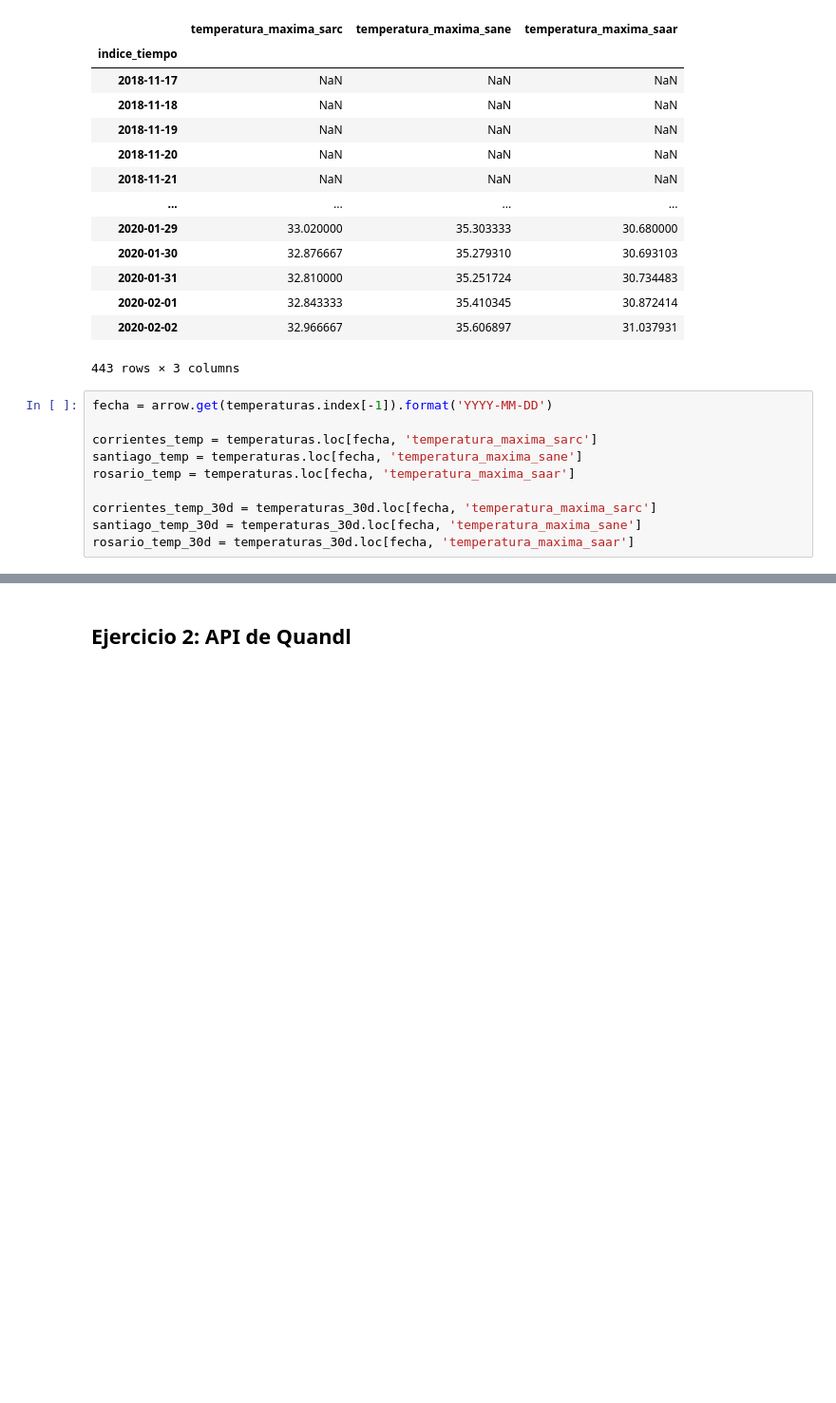
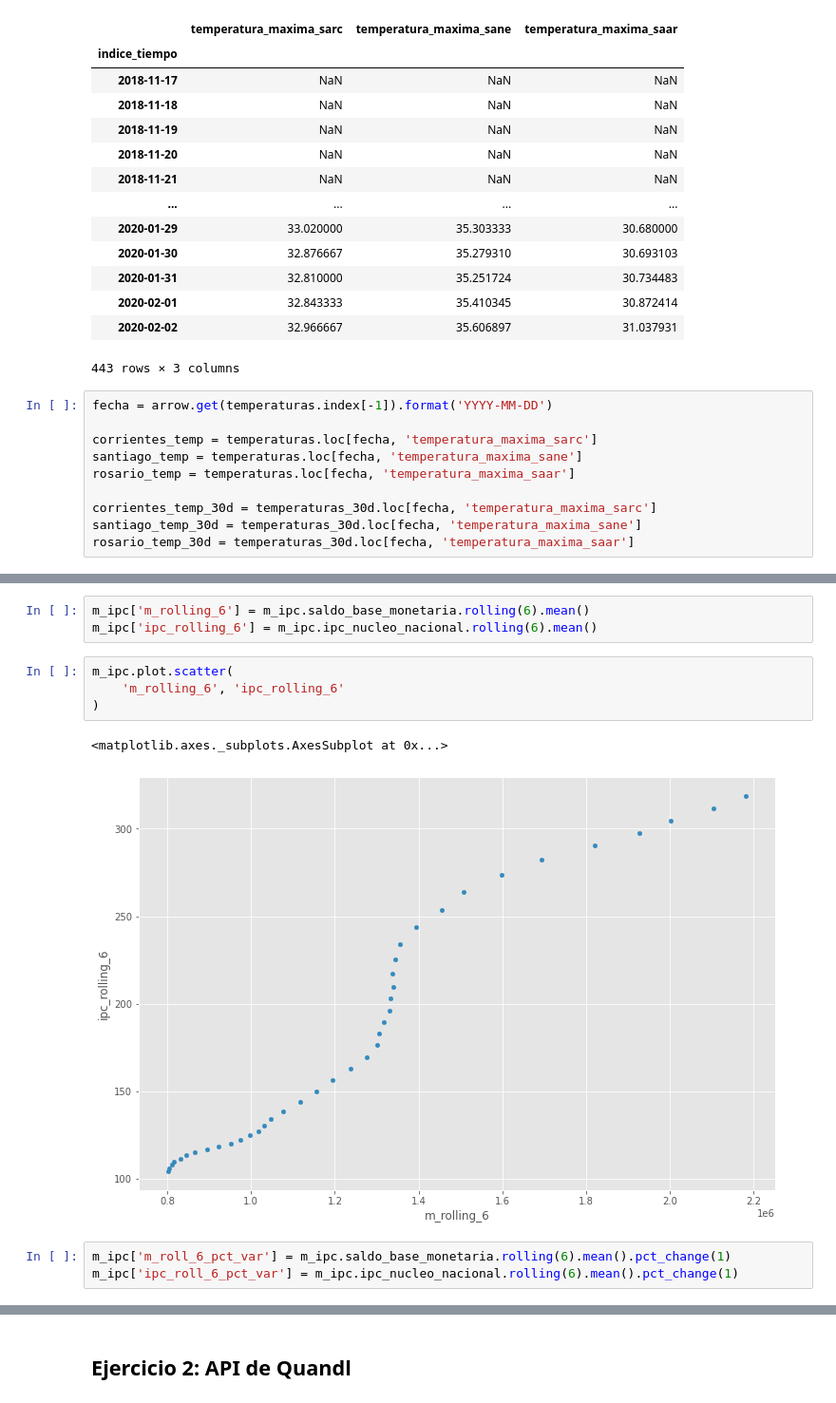
Before and after one commit to institutohumai/cursos-python, a Jupyter notebook: APIs/2_APIs_Series_Tiempo/clase-2-ejercicios-resueltos.ipynb, the cells around one changed output, grey strips where cells are left out. Shown at 95% size. Drawn from its saved outputs; the diff is of its cells as text; blank space fills up the shorter version.

```diff
--- a/APIs/2_APIs_Series_Tiempo/clase-2-ejercicios-resueltos.ipynb
+++ b/APIs/2_APIs_Series_Tiempo/clase-2-ejercicios-resueltos.ipynb
@@ -165,0 +224,13 @@ Rosario: 34.0 (promedio 30d: 31.0)
+# %%
+m_ipc['m_rolling_6'] = m_ipc.saldo_base_monetaria.rolling(6).mean()
+m_ipc['ipc_rolling_6'] = m_ipc.ipc_nucleo_nacional.rolling(6).mean()
+# %%
+m_ipc.plot.scatter(
+    'm_rolling_6', 'ipc_rolling_6'
+)
+# %% [output]
+<matplotlib.axes._subplots.AxesSubplot at 0x...>
+[figure, added]
+# %%
+m_ipc['m_roll_6_pct_var'] = m_ipc.saldo_base_monetaria.rolling(6).mean().pct_change(1)
+m_ipc['ipc_roll_6_pct_var'] = m_ipc.ipc_nucleo_nacional.rolling(6).mean().pct_change(1)
```
Also changed, not shown: parts of 32 cells of this notebook, 1 other file.
